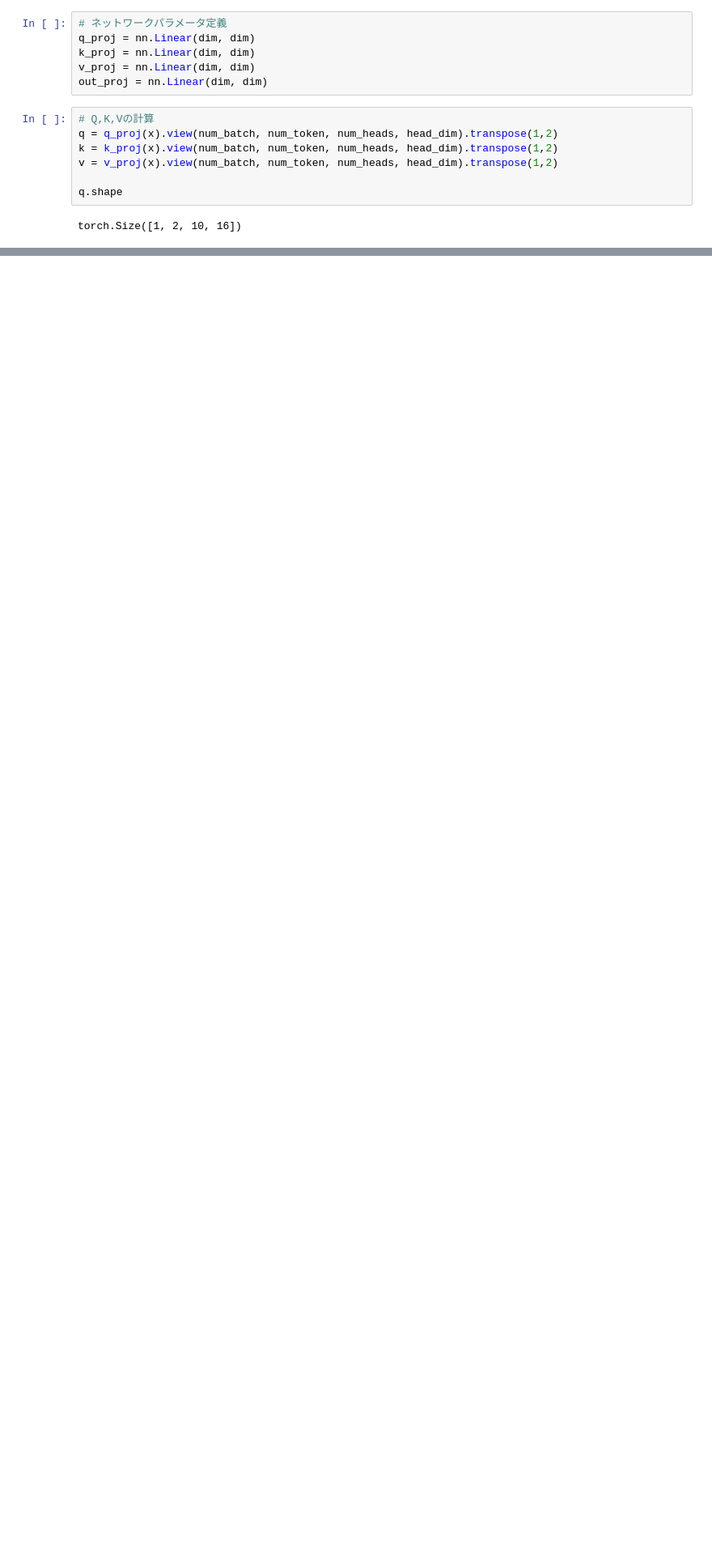
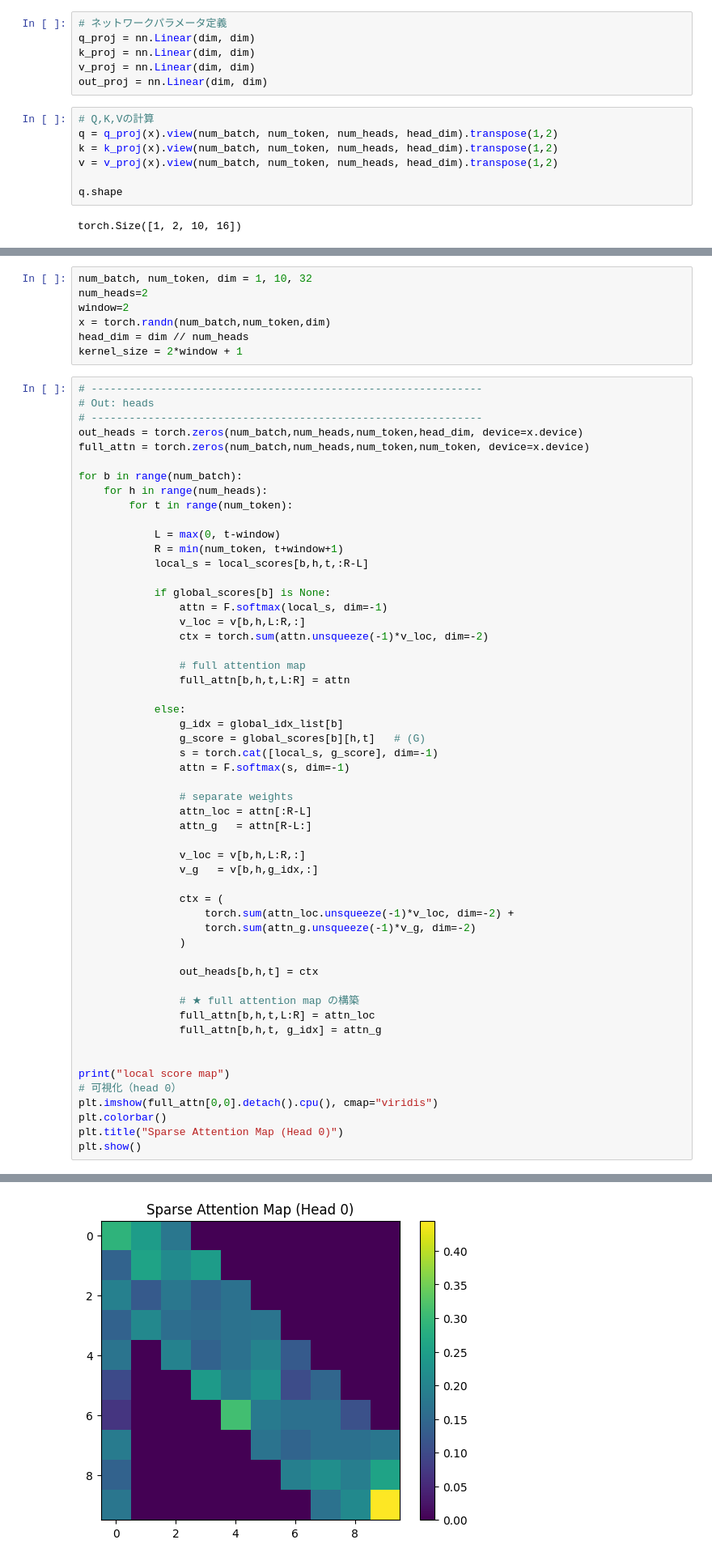
Before and after one commit to Shinichi0713/LLM-fundamental-study, a Jupyter notebook: attention/sparce_attn_src/src/Sparce_Attention_GlobalAttentnion_implement.ipynb, the cells around one changed output, grey strips where cells are left out. Shown at 81% size. Drawn from its saved outputs; the diff is of its cells as text; blank space fills up the shorter version.

```diff
--- a/attention/sparce_attn_src/src/Sparce_Attention_GlobalAttentnion_implement.ipynb
+++ b/attention/sparce_attn_src/src/Sparce_Attention_GlobalAttentnion_implement.ipynb
@@ -54,0 +105,62 @@ local score
+# %%
+num_batch, num_token, dim = 1, 10, 32
+num_heads=2
+window=2
+x = torch.randn(num_batch,num_token,dim)
+head_dim = dim // num_heads
+kernel_size = 2*window + 1
+# %%
+# --------------------------------------------------------------
+# Out: heads
+# --------------------------------------------------------------
+out_heads = torch.zeros(num_batch,num_heads,num_token,head_dim, device=x.device)
+full_attn = torch.zeros(num_batch,num_heads,num_token,num_token, device=x.device)
+
+for b in range(num_batch):
+    for h in range(num_heads):
+        for t in range(num_token):
+
+            L = max(0, t-window)
+            R = min(num_token, t+window+1)
+            local_s = local_scores[b,h,t,:R-L]
+
+            if global_scores[b] is None:
+                attn = F.softmax(local_s, dim=-1)
+                v_loc = v[b,h,L:R,:]
+                ctx = torch.sum(attn.unsqueeze(-1)*v_loc, dim=-2)
+
+                # full attention map
+                full_attn[b,h,t,L:R] = attn
+
+            else:
+                g_idx = global_idx_list[b]
+                g_score = global_scores[b][h,t]   # (G)
+                s = torch.cat([local_s, g_score], dim=-1)
+                attn = F.softmax(s, dim=-1)
+
+                # separate weights
+                attn_loc = attn[:R-L]
+                attn_g   = attn[R-L:]
+
+                v_loc = v[b,h,L:R,:]
+                v_g   = v[b,h,g_idx,:]
+
+                ctx = (
+                    torch.sum(attn_loc.unsqueeze(-1)*v_loc, dim=-2) +
+                    torch.sum(attn_g.unsqueeze(-1)*v_g, dim=-2)
+                )
+
+                out_heads[b,h,t] = ctx
+
+                # ★ full attention map の構築
+                full_attn[b,h,t,L:R] = attn_loc
+                full_attn[b,h,t, g_idx] = attn_g
+
+
+print("local score map")
+# 可視化（head 0）
+plt.imshow(full_attn[0,0].detach().cpu(), cmap="viridis")
+plt.colorbar()
+plt.title("Sparse Attention Map (Head 0)")
+plt.show()
+# %% [output]
@@ -54,0 +168 @@ local score
+[figure, added]
```
Also changed, not shown: parts of 7 cells of this notebook, 1 other file.
